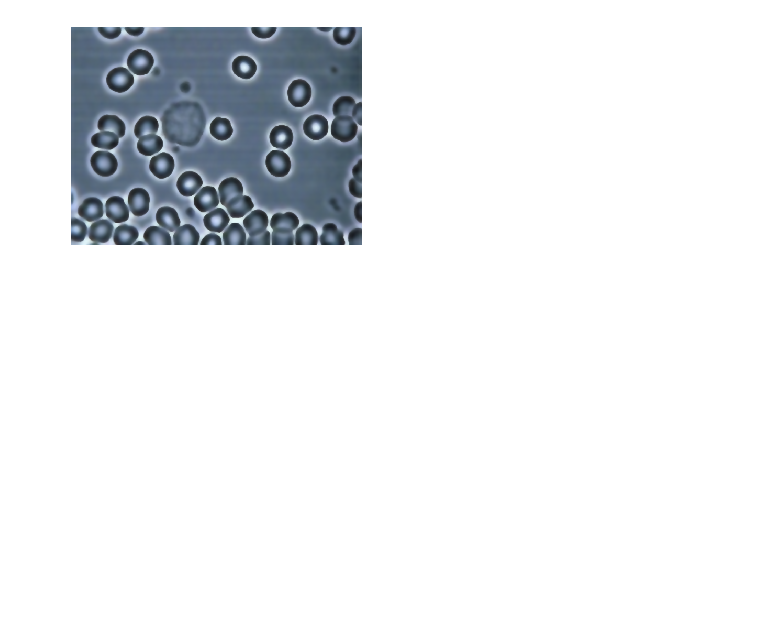
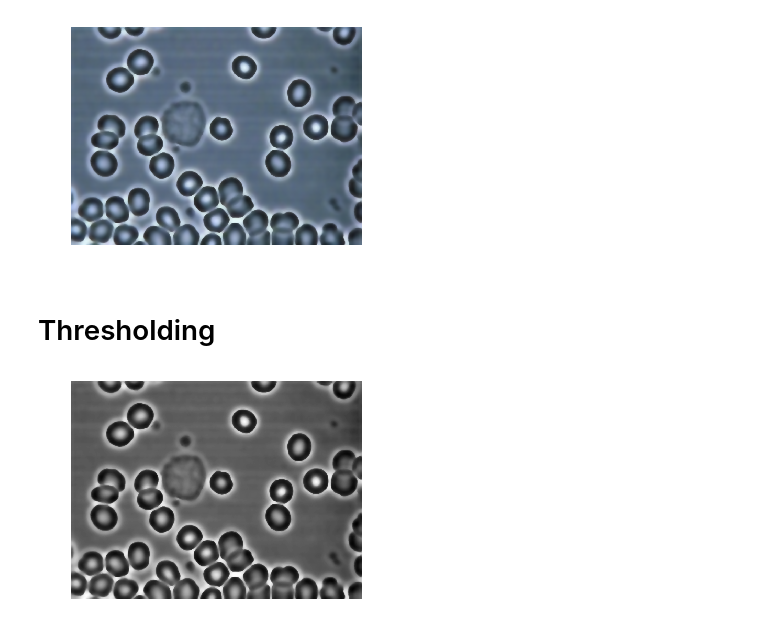
Before and after one commit to notenot/blood-cell-count, a Jupyter notebook: image-preprocessing.ipynb, the cells around one changed output. Drawn from its saved outputs; the diff is of its cells as text; code cells hidden in the pictures; blank space fills up the shorter version.

Commit message:
Add image thresholding overview

```diff
--- a/image-preprocessing.ipynb
+++ b/image-preprocessing.ipynb
@@ -94,3 +94,15 @@ plt.imshow(cv2.cvtColor(blur, cv2.COLOR_BGR2RGB))
 plt.show()
 # %% [output]
 [figure]
+# %% [markdown]
+# Thresholding
+# %%
+blur = cv2.medianBlur(img, 7)
+blur = cv2.bilateralFilter(blur, 21, 255, 255)
+grayscale_img = cv2.cvtColor(blur, cv2.COLOR_BGR2GRAY)
+
+plt.axis('off')
+plt.imshow(grayscale_img, 'gray')
+plt.show()
+# %% [output]
+[figure, added]
```
Also changed, not shown: parts of 15 cells of this notebook.
